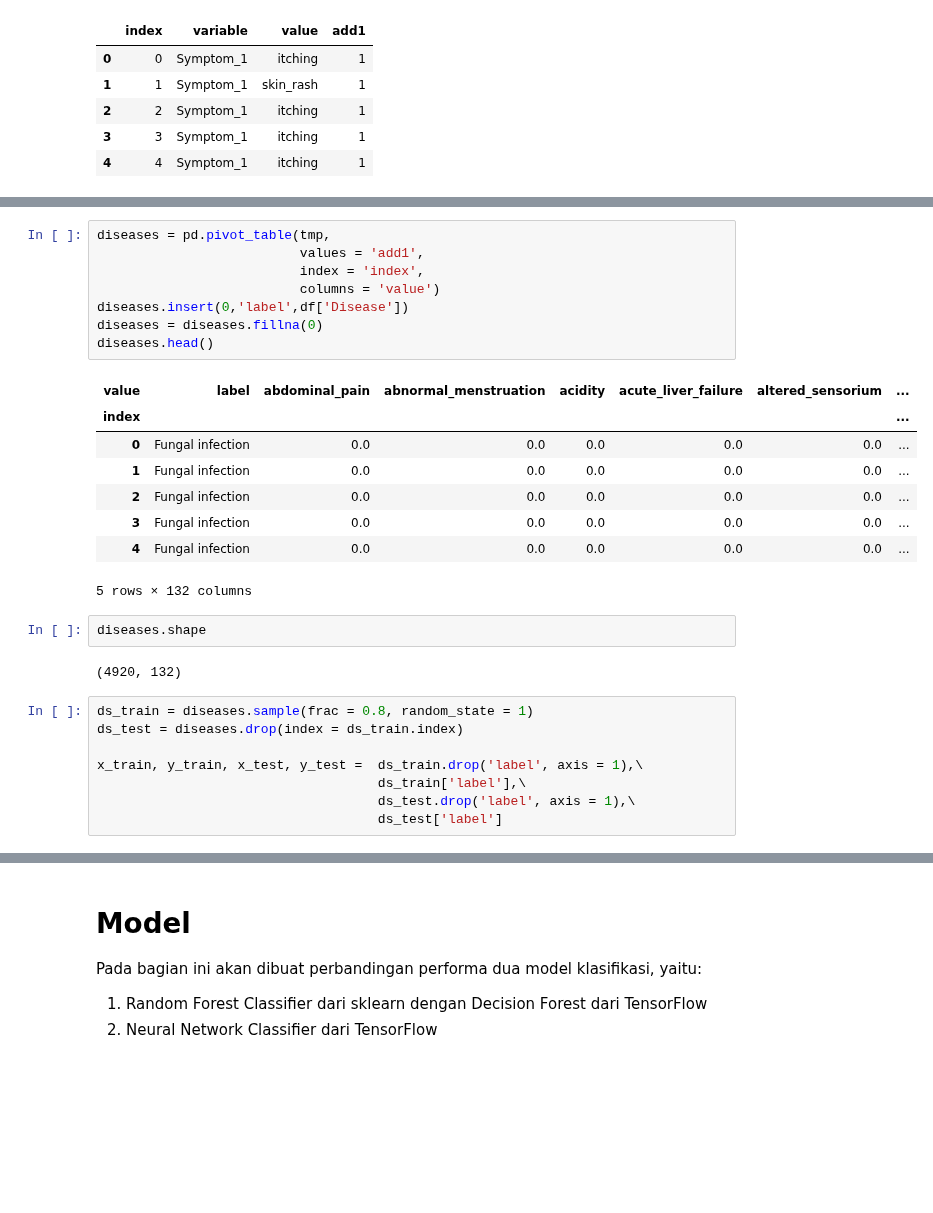
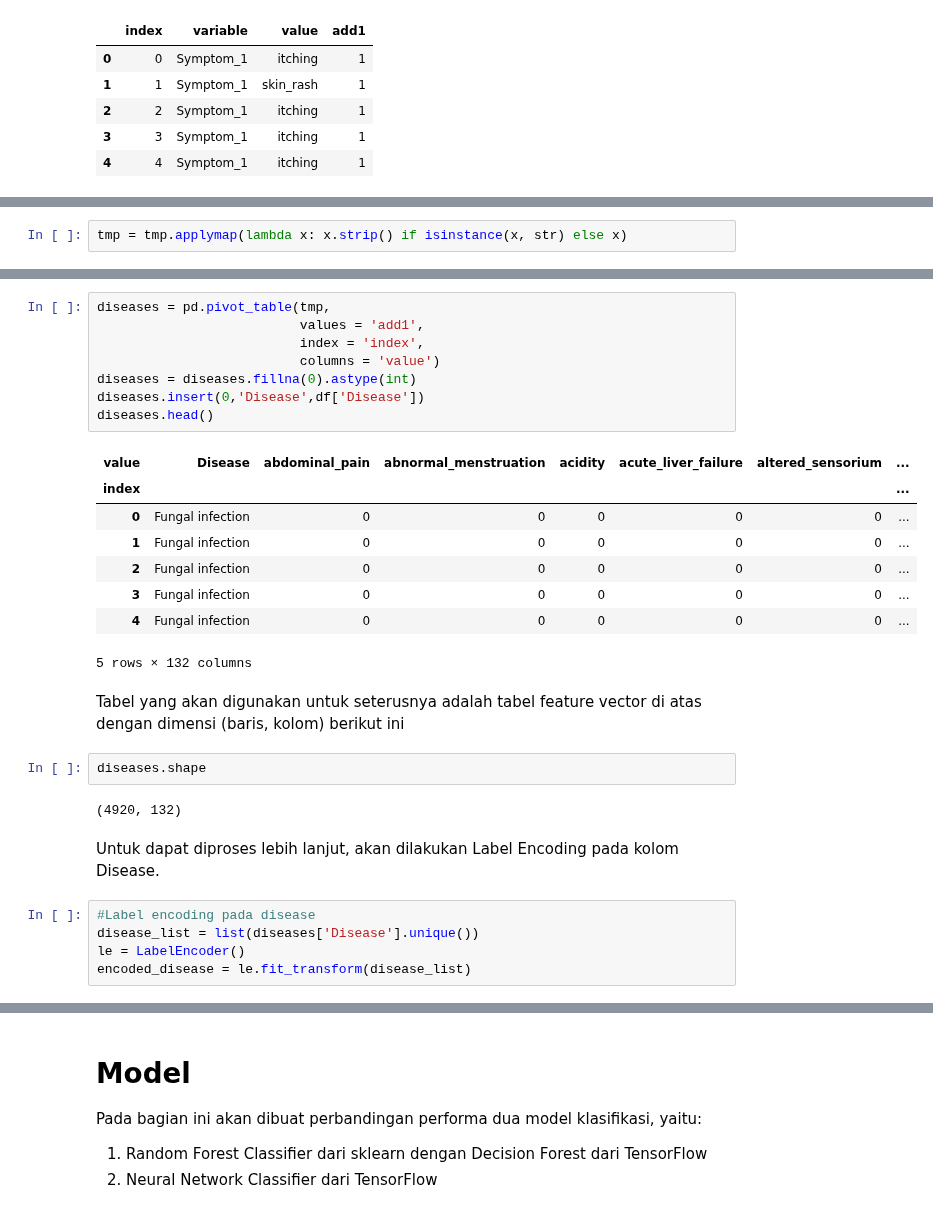
Before and after one commit to meidianarahmawati/mlt2hc7, a Jupyter notebook: Final Project.ipynb, the cells around one changed output, grey strips where cells are left out. Drawn from its saved outputs; the diff is of its cells as text; blank space fills up the shorter version.

```diff
--- a/Final Project.ipynb
+++ b/Final Project.ipynb
@@ -321,0 +309,2 @@ tmp.head()
+# %%
+tmp = tmp.applymap(lambda x: x.strip() if isinstance(x, str) else x)
@@ -322,29 +313,30 @@ tmp.head()
 # %%
 diseases = pd.pivot_table(tmp,
                           values = 'add1',
                           index = 'index',
                           columns = 'value')
-diseases.insert(0,'label',df['Disease'])
-diseases = diseases.fillna(0)
+diseases = diseases.fillna(0).astype(int)
+diseases.insert(0,'Disease',df['Disease'])
 diseases.head()
 # %% [output]
-| value | label | abdominal_pain | abnormal_menstruation | acidity | acute_liver_failure | altered_sensorium | ... |
+| value | Disease | abdominal_pain | abnormal_menstruation | acidity | acute_liver_failure | altered_sensorium | ... |
 | index |  |  |  |  |  |  | ... |
-| 0 | Fungal infection | 0.0 | 0.0 | 0.0 | 0.0 | 0.0 | ... |
-| 1 | Fungal infection | 0.0 | 0.0 | 0.0 | 0.0 | 0.0 | ... |
-| 2 | Fungal infection | 0.0 | 0.0 | 0.0 | 0.0 | 0.0 | ... |
-| 3 | Fungal infection | 0.0 | 0.0 | 0.0 | 0.0 | 0.0 | ... |
-| 4 | Fungal infection | 0.0 | 0.0 | 0.0 | 0.0 | 0.0 | ... |
+| 0 | Fungal infection | 0 | 0 | 0 | 0 | 0 | ... |
+| 1 | Fungal infection | 0 | 0 | 0 | 0 | 0 | ... |
+| 2 | Fungal infection | 0 | 0 | 0 | 0 | 0 | ... |
+| 3 | Fungal infection | 0 | 0 | 0 | 0 | 0 | ... |
+| 4 | Fungal infection | 0 | 0 | 0 | 0 | 0 | ... |
 5 rows × 132 columns
+# %% [markdown]
+Tabel yang akan digunakan untuk seterusnya adalah tabel feature vector di atas dengan dimensi (baris, kolom) berikut ini
 # %%
 diseases.shape
 # %% [output]
 (4920, 132)
-# %%
-ds_train = diseases.sample(frac = 0.8, random_state = 1)
-ds_test = diseases.drop(index = ds_train.index)
-
-x_train, y_train, x_test, y_test =  ds_train.drop('label', axis = 1),\
-                                    ds_train['label'],\
-                                    ds_test.drop('label', axis = 1),\
-                                    ds_test['label']
+# %% [markdown]
+Untuk dapat diproses lebih lanjut, akan dilakukan Label Encoding pada kolom Disease.
+# %%
+#Label encoding pada disease
+disease_list = list(diseases['Disease'].unique())
+le = LabelEncoder()
+encoded_disease = le.fit_transform(disease_list)
```
Also changed, not shown: parts of 59 cells of this notebook.
